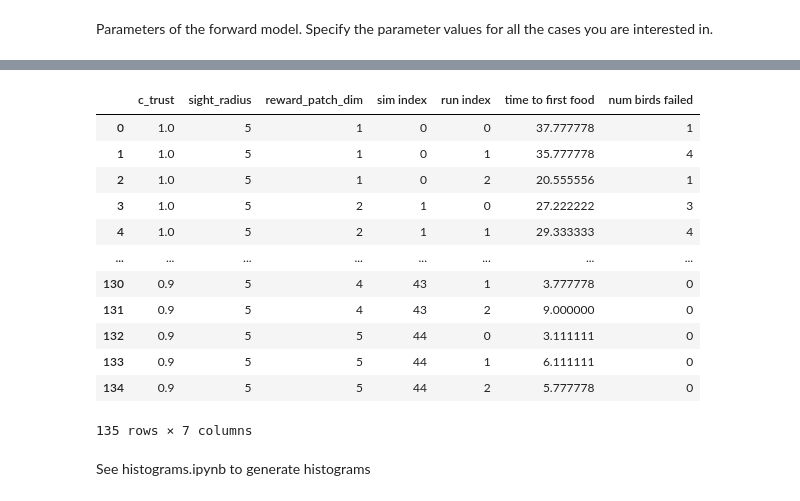
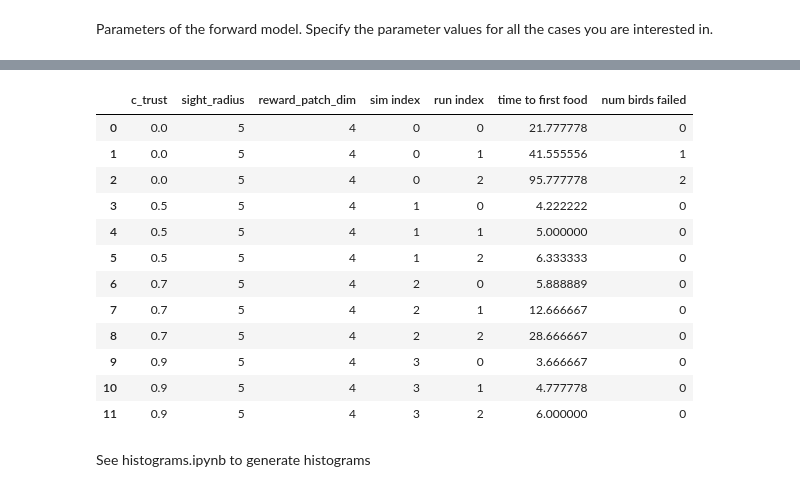
Before and after one commit to BasisResearch/collab-creatures, a Jupyter notebook: mx_refactored/generate_data_pipeline.ipynb, the cells around one changed output, grey strips where cells are left out. Cells and saved outputs as stored; diff of their text form; code cells hidden in the pictures.

```diff
--- a/mx_refactored/generate_data_pipeline.ipynb
+++ b/mx_refactored/generate_data_pipeline.ipynb
@@ -21,21 +25,16 @@ import success_metrics
 
 # choose a location to save the results data
 # home_dir = "/Users/emily/code/collaborative-intelligence/tmp_files/"
-home_dir = "/home/rafal/L2projects/collaborative-intelligence/random_hungry_followers/rhf_docs/communicators_data"
+home_dir = "/home/rafal/L2projects/collaborative-intelligence/random_hungry_followers/rhf_docs/communicators_strong"
 # %% [markdown]
 Parameters of the forward model. Specify the parameter values for all the cases you are interested in.
 # %%
 # agent parameters
 sight_radius = [5]
 c_trust = [
-    1.0,
-    0.2,
-    0.3,
-    0.4,
+    0.0,
     0.5,
-    0.6,
     0.7,
-    0.8,
     0.9,
 ]  # 0: ignorers, 0.5: communicators (equal weight to own and others' knowledge of food)
 N_agents = 9
@@ -43,11 +42,11 @@ N_agents = 9
 # environment parameters
 edge_size = 30
 N_total_food_units = 16
-reward_patch_dim = [1, 2, 3, 4, 5]  # clustered is 4, distributed is 1
+reward_patch_dim = [4]  # clustered is 4, distributed is 1
 
 # simulation parameters
 N_runs = 3  # How many times would you like to run each case?
-N_frames = 50
+N_frames = 150
 
 # Generate a dataframe containing all possible combinations of the parameter values specified above.
 param_list = [i for i in product(c_trust, sight_radius, reward_patch_dim)]
@@ -109,6 +96,10 @@ for si in range(N_sims):
     # arrays to save success measures for each run of this simulation
     mean_times_to_first_reward = np.zeros((N_runs))
     num_birds_failed = np.zeros((N_runs))
+
+    logging.info(
+        f"Starting simulation setting {si}/{N_sims}, about to run it {N_runs} times."
+    )
 
     # Do multiple runs of the simulation and store the results in a results dataframe
     for ri in range(N_runs):
@@ -173,16 +168,16 @@ display(allresultsDF)
 |  | c_trust | sight_radius | reward_patch_dim | sim index | run index | time to first food | num birds failed |
-| 0 | 1.0 | 5 | 1 | 0 | 0 | 37.777778 | 1 |
-| 1 | 1.0 | 5 | 1 | 0 | 1 | 35.777778 | 4 |
-| 2 | 1.0 | 5 | 1 | 0 | 2 | 20.555556 | 1 |
-| 3 | 1.0 | 5 | 2 | 1 | 0 | 27.222222 | 3 |
-| 4 | 1.0 | 5 | 2 | 1 | 1 | 29.333333 | 4 |
-| ... | ... | ... | ... | ... | ... | ... | ... |
-| 130 | 0.9 | 5 | 4 | 43 | 1 | 3.777778 | 0 |
-| 131 | 0.9 | 5 | 4 | 43 | 2 | 9.000000 | 0 |
-| 132 | 0.9 | 5 | 5 | 44 | 0 | 3.111111 | 0 |
-| 133 | 0.9 | 5 | 5 | 44 | 1 | 6.111111 | 0 |
-| 134 | 0.9 | 5 | 5 | 44 | 2 | 5.777778 | 0 |
+| 0 | 0.0 | 5 | 4 | 0 | 0 | 21.777778 | 0 |
+| 1 | 0.0 | 5 | 4 | 0 | 1 | 41.555556 | 1 |
+| 2 | 0.0 | 5 | 4 | 0 | 2 | 95.777778 | 2 |
+| 3 | 0.5 | 5 | 4 | 1 | 0 | 4.222222 | 0 |
+| 4 | 0.5 | 5 | 4 | 1 | 1 | 5.000000 | 0 |
+| 5 | 0.5 | 5 | 4 | 1 | 2 | 6.333333 | 0 |
+| 6 | 0.7 | 5 | 4 | 2 | 0 | 5.888889 | 0 |
+| 7 | 0.7 | 5 | 4 | 2 | 1 | 12.666667 | 0 |
+| 8 | 0.7 | 5 | 4 | 2 | 2 | 28.666667 | 0 |
+| 9 | 0.9 | 5 | 4 | 3 | 0 | 3.666667 | 0 |
+| 10 | 0.9 | 5 | 4 | 3 | 1 | 4.777778 | 0 |
+| 11 | 0.9 | 5 | 4 | 3 | 2 | 6.000000 | 0 |
-135 rows × 7 columns
 # %%
 # animate a simulation
 # load the data from the one simulation
```
Also changed, not shown: parts of 3 cells of this notebook, 3 other files.
